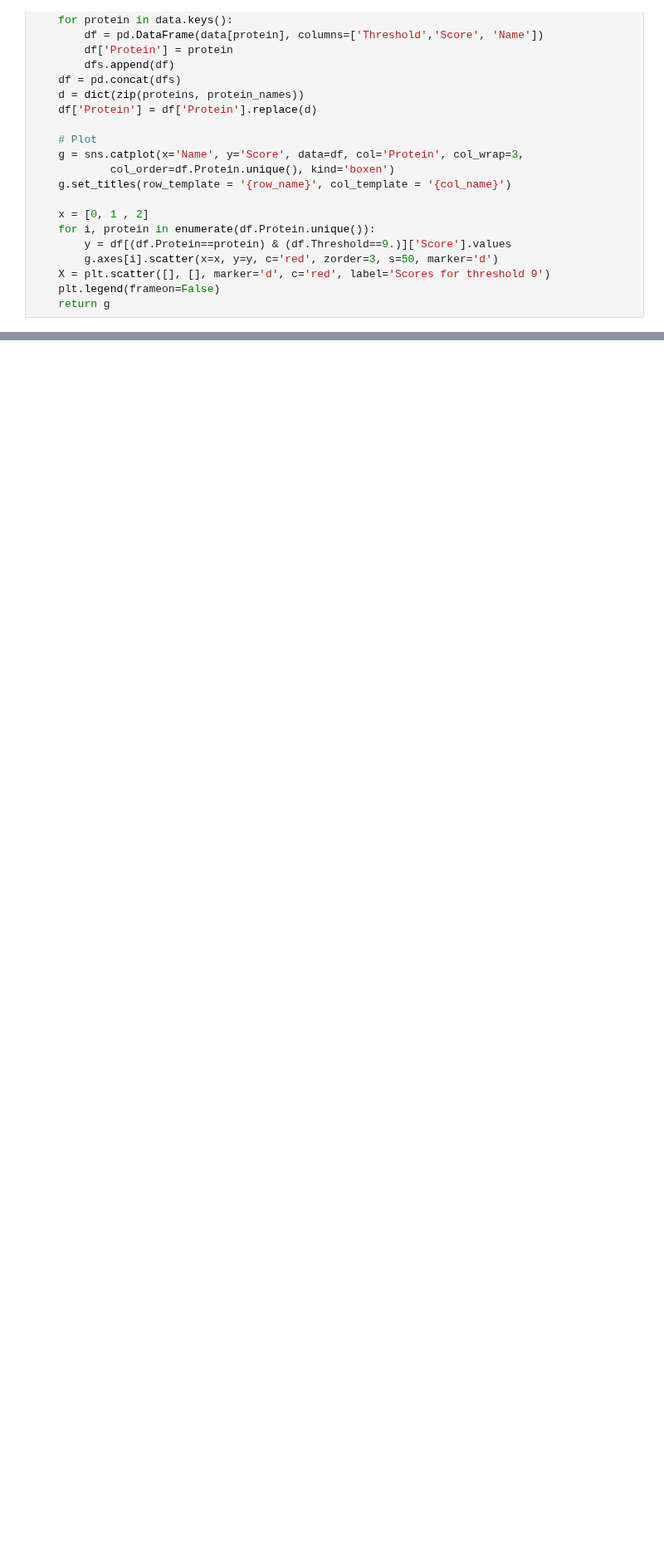
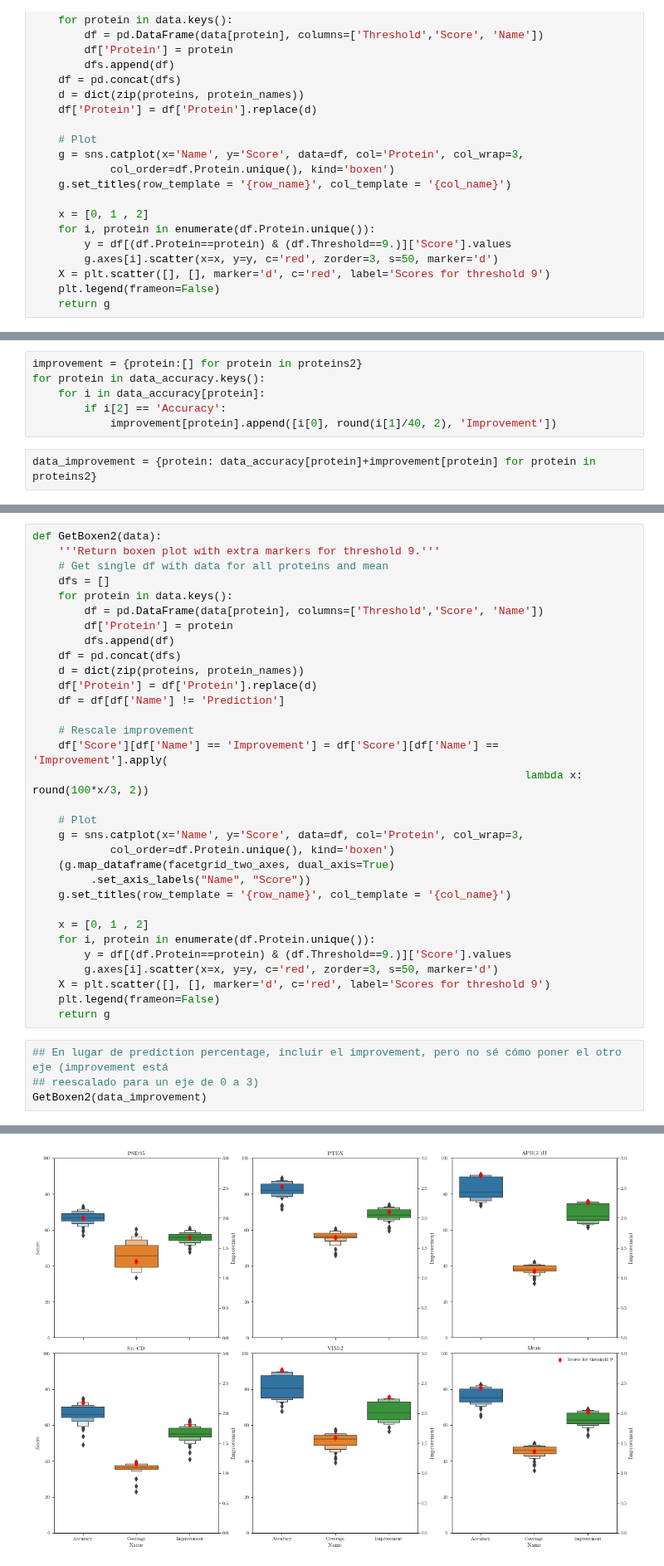
Before and after one commit to CrisSotomayor/perturbation-networks-get-data, a Jupyter notebook: figure_categories.ipynb, the cells around one changed output, grey strips where cells are left out. Shown at 83% size. Saved outputs shown, nothing was run; the diff lists cells and outputs as text; blank space fills up the shorter version.

```diff
--- a/figure_categories.ipynb
+++ b/figure_categories.ipynb
@@ -248,0 +282,8 @@ def GetBoxen(data):
+# %%
+improvement = {protein:[] for protein in proteins2}
+for protein in data_accuracy.keys():
+    for i in data_accuracy[protein]:
+        if i[2] == 'Accuracy':
+            improvement[protein].append([i[0], round(i[1]/40, 2), 'Improvement'])
+# %%
+data_improvement = {protein: data_accuracy[protein]+improvement[protein] for protein in proteins2}
@@ -248,0 +302,37 @@ def GetBoxen(data):
+# %%
+def GetBoxen2(data):
+    '''Return boxen plot with extra markers for threshold 9.'''
+    # Get single df with data for all proteins and mean
+    dfs = []
+    for protein in data.keys():
+        df = pd.DataFrame(data[protein], columns=['Threshold','Score', 'Name'])
+        df['Protein'] = protein
+        dfs.append(df)
+    df = pd.concat(dfs)
+    d = dict(zip(proteins, protein_names))
+    df['Protein'] = df['Protein'].replace(d)
+    df = df[df['Name'] != 'Prediction']
+
+    # Rescale improvement
+    df['Score'][df['Name'] == 'Improvement'] = df['Score'][df['Name'] == 'Improvement'].apply(
+                                                                            lambda x: round(100*x/3, 2))
+
+    # Plot
+    g = sns.catplot(x='Name', y='Score', data=df, col='Protein', col_wrap=3,
+            col_order=df.Protein.unique(), kind='boxen')
+    (g.map_dataframe(facetgrid_two_axes, dual_axis=True)
+         .set_axis_labels("Name", "Score"))
+    g.set_titles(row_template = '{row_name}', col_template = '{col_name}')
+
+    x = [0, 1 , 2]
+    for i, protein in enumerate(df.Protein.unique()):
+        y = df[(df.Protein==protein) & (df.Threshold==9.)]['Score'].values
+        g.axes[i].scatter(x=x, y=y, c='red', zorder=3, s=50, marker='d')
+    X = plt.scatter([], [], marker='d', c='red', label='Scores for threshold 9')
+    plt.legend(frameon=False)
+    return g
+# %%
+## En lugar de prediction percentage, incluir el improvement, pero no sé cómo poner el otro eje (improvement está
+## reescalado para un eje de 0 a 3)
+GetBoxen2(data_improvement)
+# %% [output]
@@ -248,0 +340 @@ def GetBoxen(data):
+[figure, added]
```
Also changed, not shown: parts of 20 cells of this notebook, 4 other files.
